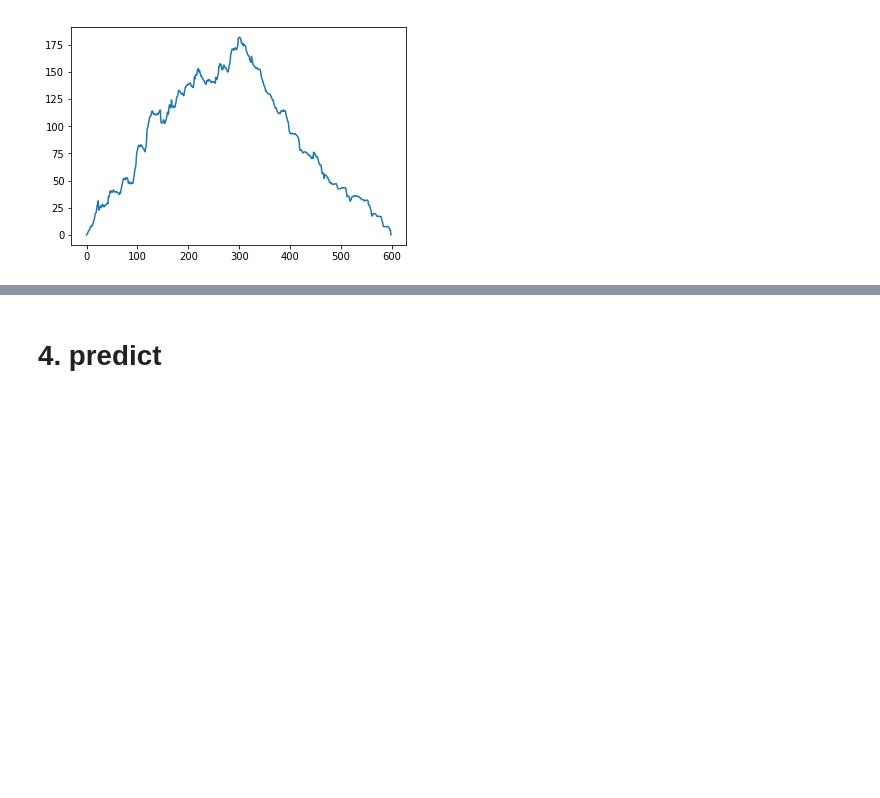
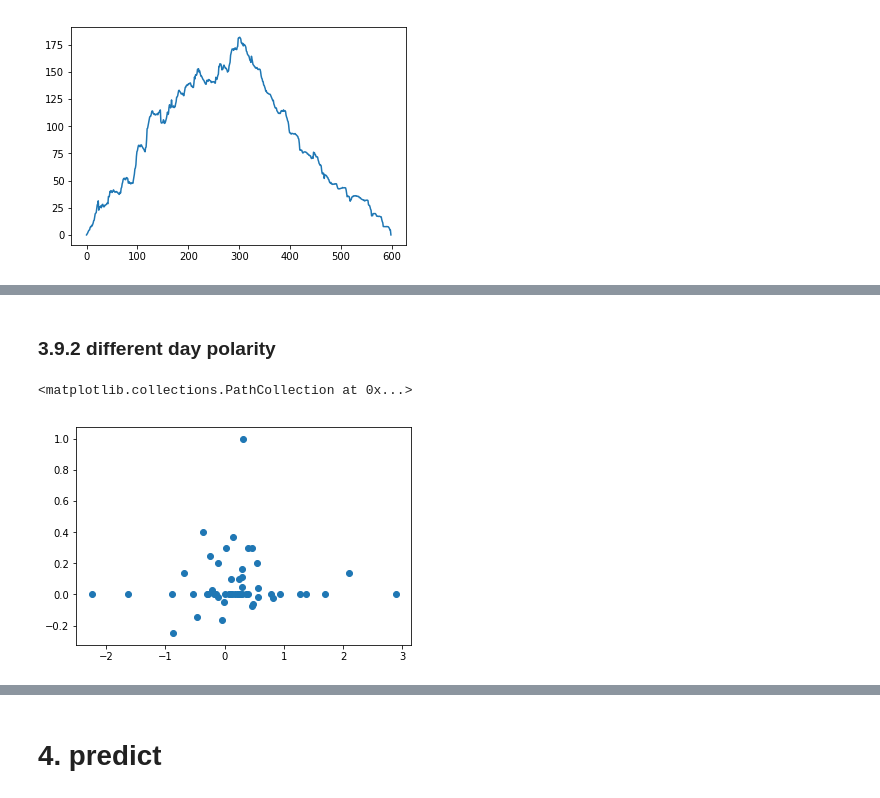
Before and after one commit to nzss/di-project2, a Jupyter notebook: Project Proposal.ipynb, the cells around one changed output, grey strips where cells are left out. Saved outputs shown, nothing was run; the diff lists cells and outputs as text; code cells hidden in the pictures; blank space fills up the shorter version.

Commit message:
moving avg, shift day, r^2

```diff
--- a/Project Proposal.ipynb
+++ b/Project Proposal.ipynb
@@ -155,13 +157,16 @@ from pymongo import IndexModel, ASCENDING, DESCENDING
 from pymongo import MongoClient
 
 mongo = MongoClient('localhost', 27017)
-amd_db = mongo['amd']
-amd_sub = amd_db['submissions']
-amd_com = amd_db['comments']
+#amd_db = mongo['amd']
+#amd_sub = amd_db['submissions']
+#amd_com = amd_db['comments']
+intel_db = mongo['intel']
+intel_sub = intel_db['submissions']
+intel_com = intel_db['comments']
 
 
 # create index in mongodb - date, submission id
-date_index = IndexModel([('date', DESCENDING)])
-subid_index = IndexModel([('parent_id', ASCENDING)])
-amd_com.create_indexes([date_index, subid_index])
-amd_sub.create_indexes([date_index])
+#date_index = IndexModel([('date', DESCENDING)])
+#subid_index = IndexModel([('parent_id', ASCENDING)])
+#amd_com.create_indexes([date_index, subid_index])
+#amd_sub.create_indexes([date_index])
@@ -408,0 +527,16 @@ days lag:  1
+# %% [markdown]
+### 3.9.2 different day polarity
+# %%
+# function to shift dates
+# can use 'shift' function
+import time
+
+new_date_index = date_index.shift(2, freq='D')
+temp_pol = amd_sub_df['polarity']
+new_temp_pol = temp_pol.reindex(new_date_index)
+# combine with price df
+deltap_pol = pd.concat([amd_delta_price, new_temp_pol], axis=1)['change']
+plt.scatter(deltap_pol['change'], deltap_pol['polarity'])
+# %% [output]
+<matplotlib.collections.PathCollection at 0x...>
+[figure, added]
```
Also changed, not shown: parts of 47 cells of this notebook, 3 other files.
